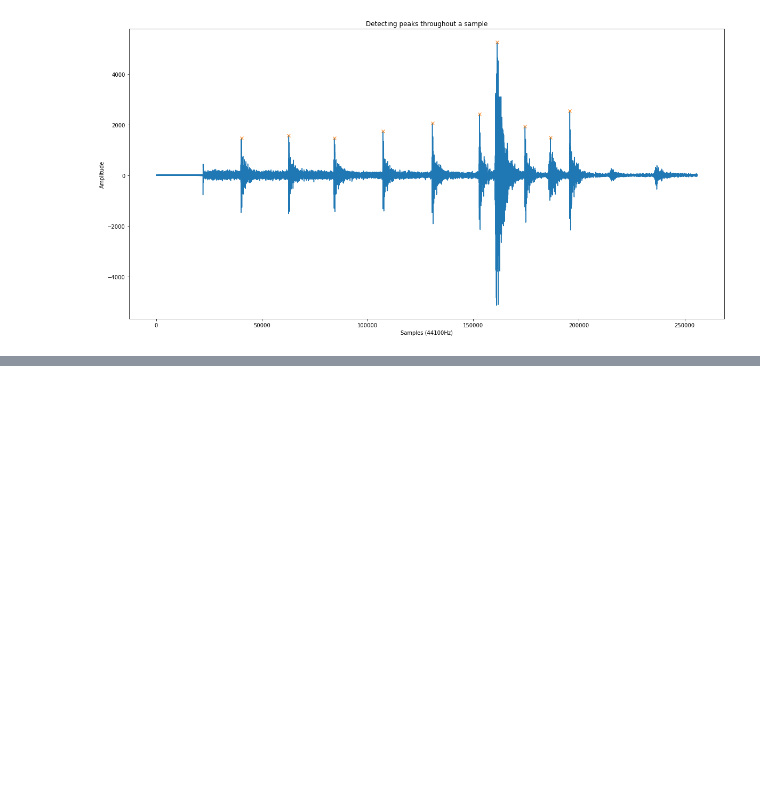
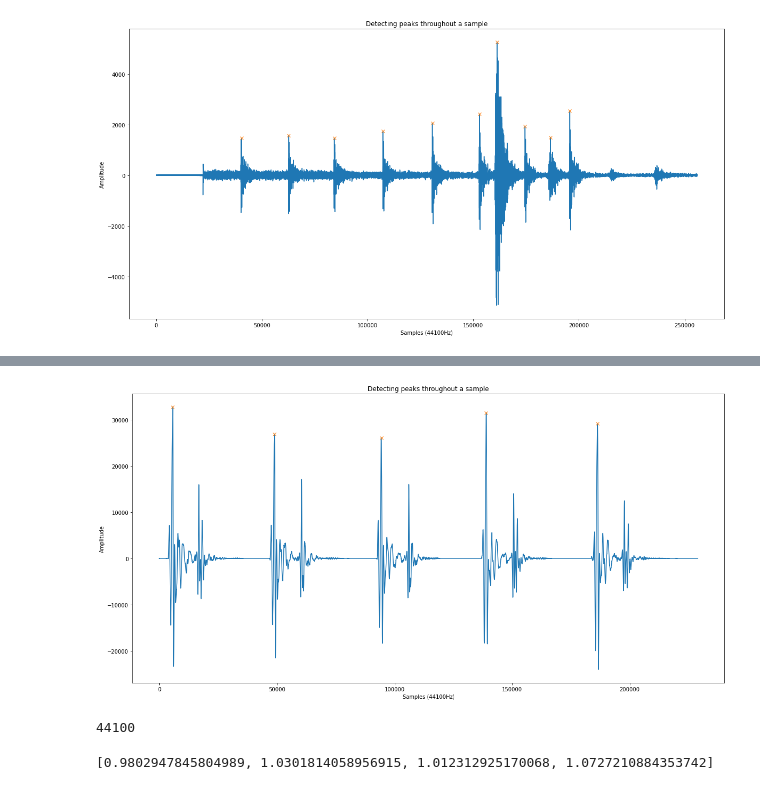
Before and after one commit to MrHuman22/Sound-Processing-Project, a Jupyter notebook: Exploration2.ipynb, the cells around one changed output, grey strips where cells are left out. Saved outputs shown, nothing was run; the diff lists cells and outputs as text; code cells hidden in the pictures; blank space fills up the shorter version.

```diff
--- a/Exploration2.ipynb
+++ b/Exploration2.ipynb
@@ -54,0 +115,16 @@ Fs
+# %%
+# Detecting peaks, fiddling with the distance and threshold
+peaks, _ = find_peaks(data_60bpm, distance = 5000, height = 20000)
+plt.figure(figsize=(20,10))
+plt.plot(data_60bpm)
+plt.plot(peaks, data_60bpm[peaks], "x")
+plt.xlabel(f"Samples ({Fs}Hz)")
+plt.ylabel("Amplitude")
+plt.title("Detecting peaks throughout a sample")
+plt.show()
+# %% [output]
+[figure, added]
+# %%
+Fs_60bpm
+# %% [output]
+44100
@@ -54,0 +137,4 @@ Fs
+# %%
+diffs_in_seconds
+# %% [output]
+[0.9802947845804989, 1.0301814058956915, 1.012312925170068, 1.0727210884353742]
```
Also changed, not shown: parts of 19 cells of this notebook, 4 other files.
